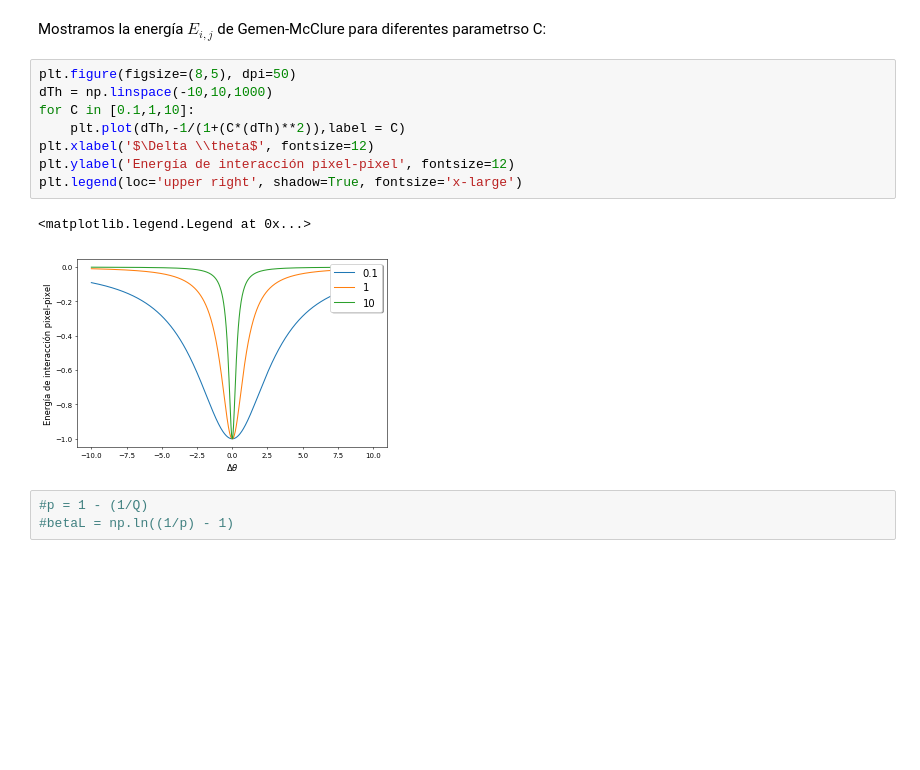
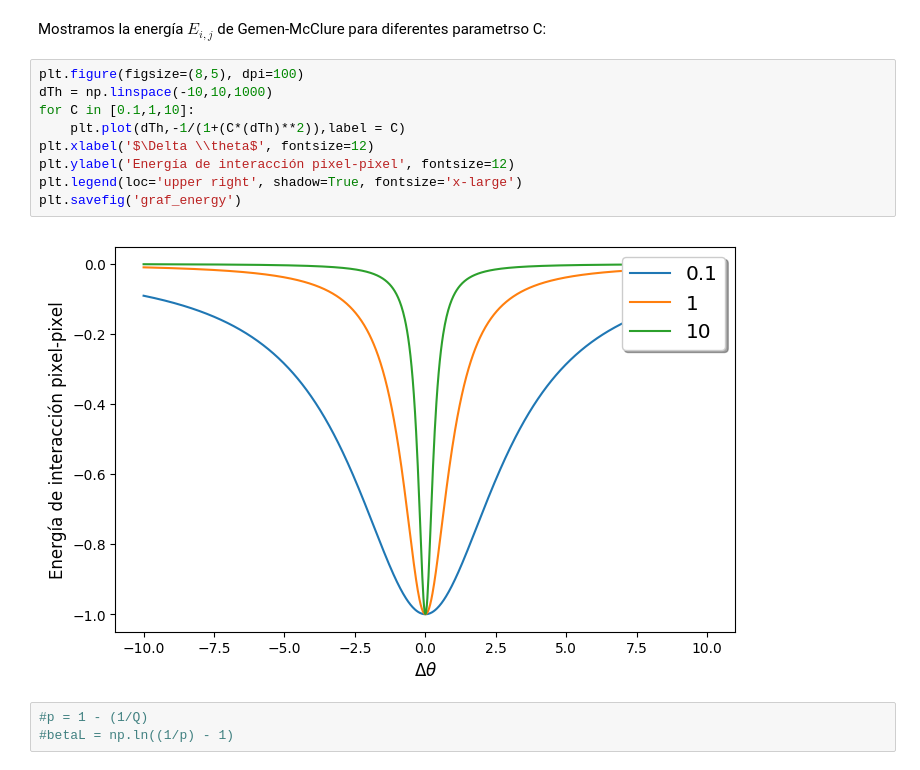
Before and after one commit to DCIDA2019/da2019-Oscar2401, a Jupyter notebook: Proyecto_2/Proyecto_2.ipynb, the cells around one changed output. Saved outputs shown, nothing was run; the diff lists cells and outputs as text; blank space fills up the shorter version.

```diff
--- a/Proyecto_2/Proyecto_2.ipynb
+++ b/Proyecto_2/Proyecto_2.ipynb
@@ -65,16 +65,16 @@ def Energy(Th,C):
 # %% [markdown]
 Mostramos la energía $E_{i,j}$ de Gemen-McClure para diferentes parametrso C:
 # %%
-plt.figure(figsize=(8,5), dpi=50)
+plt.figure(figsize=(8,5), dpi=100)
 dTh = np.linspace(-10,10,1000)
 for C in [0.1,1,10]:
     plt.plot(dTh,-1/(1+(C*(dTh)**2)),label = C)
 plt.xlabel('$\Delta \\theta$', fontsize=12)
 plt.ylabel('Energía de interacción pixel-pixel', fontsize=12)
 plt.legend(loc='upper right', shadow=True, fontsize='x-large')
+plt.savefig('graf_energy')
 # %% [output]
-<matplotlib.legend.Legend at 0x...>
-[figure, old version]
+[figure, new version]
 # %%
 #p = 1 - (1/Q)
 #betaL = np.ln((1/p) - 1)
```
Also changed, not shown: parts of 11 cells of this notebook, 1 other file.
